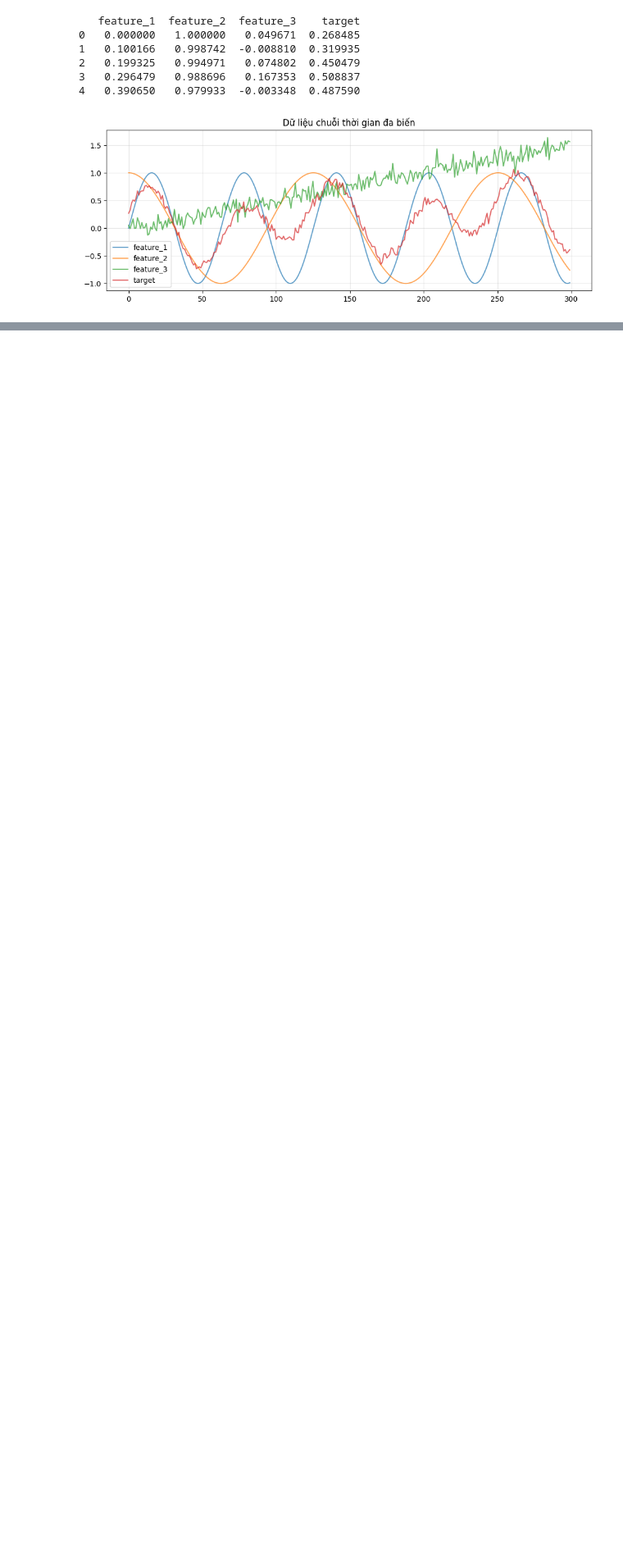
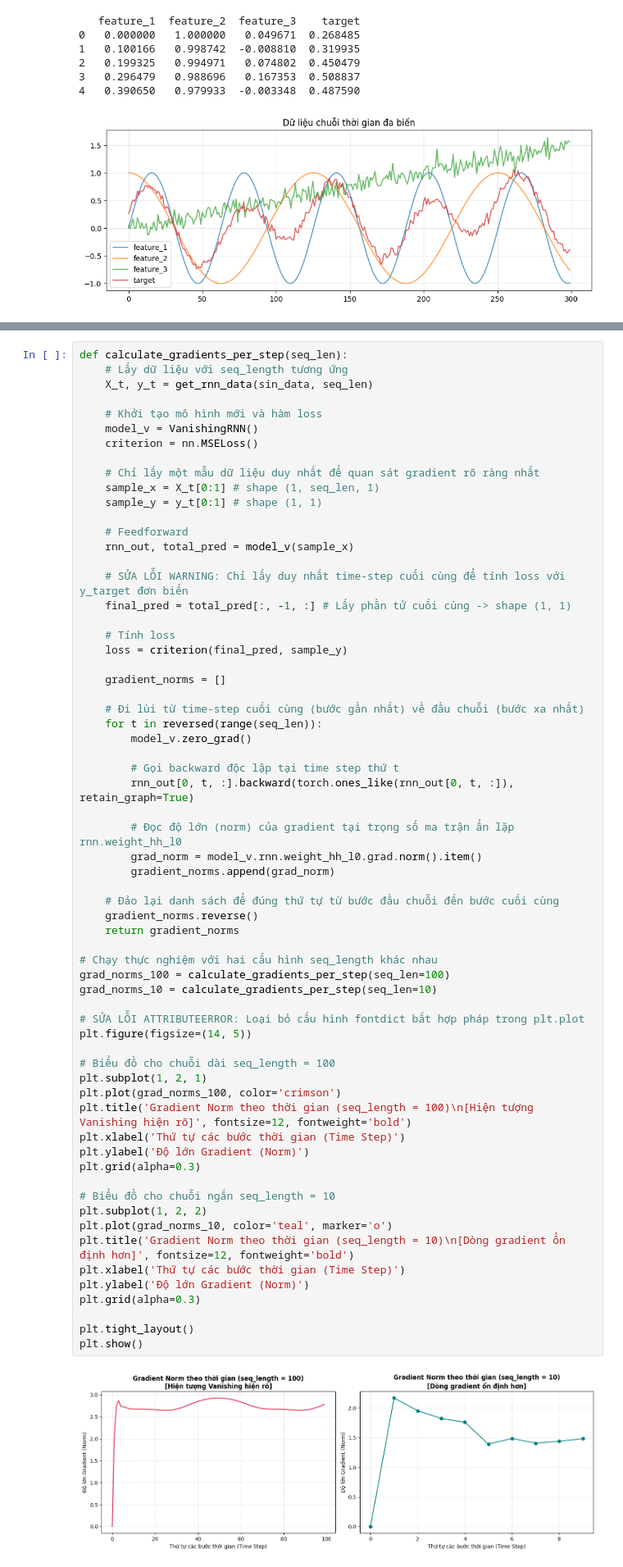
Before and after one commit to lequoctrung-dev/Homework-DeepLearning, a Jupyter notebook: 4. RNN/LeQuocTrung_RNN_Homework.ipynb, the cells around one changed output, grey strips where cells are left out. Shown at 82% size. Drawn from its saved outputs; the diff is of its cells as text; blank space fills up the shorter version.

```diff
--- a/4. RNN/LeQuocTrung_RNN_Homework.ipynb
+++ b/4. RNN/LeQuocTrung_RNN_Homework.ipynb
@@ -205,0 +491,66 @@ plt.show()
+# %%
+def calculate_gradients_per_step(seq_len):
+    # Lấy dữ liệu với seq_length tương ứng
+    X_t, y_t = get_rnn_data(sin_data, seq_len)
+
+    # Khởi tạo mô hình mới và hàm loss
+    model_v = VanishingRNN()
+    criterion = nn.MSELoss()
+
+    # Chỉ lấy một mẫu dữ liệu duy nhất để quan sát gradient rõ ràng nhất
+    sample_x = X_t[0:1] # shape (1, seq_len, 1)
+    sample_y = y_t[0:1] # shape (1, 1)
+
+    # Feedforward
+    rnn_out, total_pred = model_v(sample_x)
+
+    # SỬA LỖI WARNING: Chỉ lấy duy nhất time-step cuối cùng để tính loss với y_target đơn biến
+    final_pred = total_pred[:, -1, :] # Lấy phần tử cuối cùng -> shape (1, 1)
+
+    # Tính loss
+    loss = criterion(final_pred, sample_y)
+
+    gradient_norms = []
+
+    # Đi lùi từ time-step cuối cùng (bước gần nhất) về đầu chuỗi (bước xa nhất)
+    for t in reversed(range(seq_len)):
+        model_v.zero_grad()
+
+        # Gọi backward độc lập tại time step thứ t
+        rnn_out[0, t, :].backward(torch.ones_like(rnn_out[0, t, :]), retain_graph=True)
+
+        # Đọc độ lớn (norm) của gradient tại trọng số ma trận ẩn lặp rnn.weight_hh_l0
+        grad_norm = model_v.rnn.weight_hh_l0.grad.norm().item()
+        gradient_norms.append(grad_norm)
+
+    # Đảo lại danh sách để đúng thứ tự từ bước đầu chuỗi đến bước cuối cùng
+    gradient_norms.reverse()
+    return gradient_norms
+
+# Chạy thực nghiệm với hai cấu hình seq_length khác nhau
+grad_norms_100 = calculate_gradients_per_step(seq_len=100)
+grad_norms_10 = calculate_gradients_per_step(seq_len=10)
+
+# SỬA LỖI ATTRIBUTEERROR: Loại bỏ cấu hình fontdict bất hợp pháp trong plt.plot
+plt.figure(figsize=(14, 5))
+
+# Biểu đồ cho chuỗi dài seq_length = 100
+plt.subplot(1, 2, 1)
+plt.plot(grad_norms_100, color='crimson')
+plt.title('Gradient Norm theo thời gian (seq_length = 100)\n[Hiện tượng Vanishing hiện rõ]', fontsize=12, fontweight='bold')
+plt.xlabel('Thứ tự các bước thời gian (Time Step)')
+plt.ylabel('Độ lớn Gradient (Norm)')
+plt.grid(alpha=0.3)
+
+# Biểu đồ cho chuỗi ngắn seq_length = 10
+plt.subplot(1, 2, 2)
+plt.plot(grad_norms_10, color='teal', marker='o')
+plt.title('Gradient Norm theo thời gian (seq_length = 10)\n[Dòng gradient ổn định hơn]', fontsize=12, fontweight='bold')
+plt.xlabel('Thứ tự các bước thời gian (Time Step)')
+plt.ylabel('Độ lớn Gradient (Norm)')
+plt.grid(alpha=0.3)
+
+plt.tight_layout()
+plt.show()
+# %% [output]
+[figure, added]
```
Also changed, not shown: parts of 13 cells of this notebook, 5 other files.
